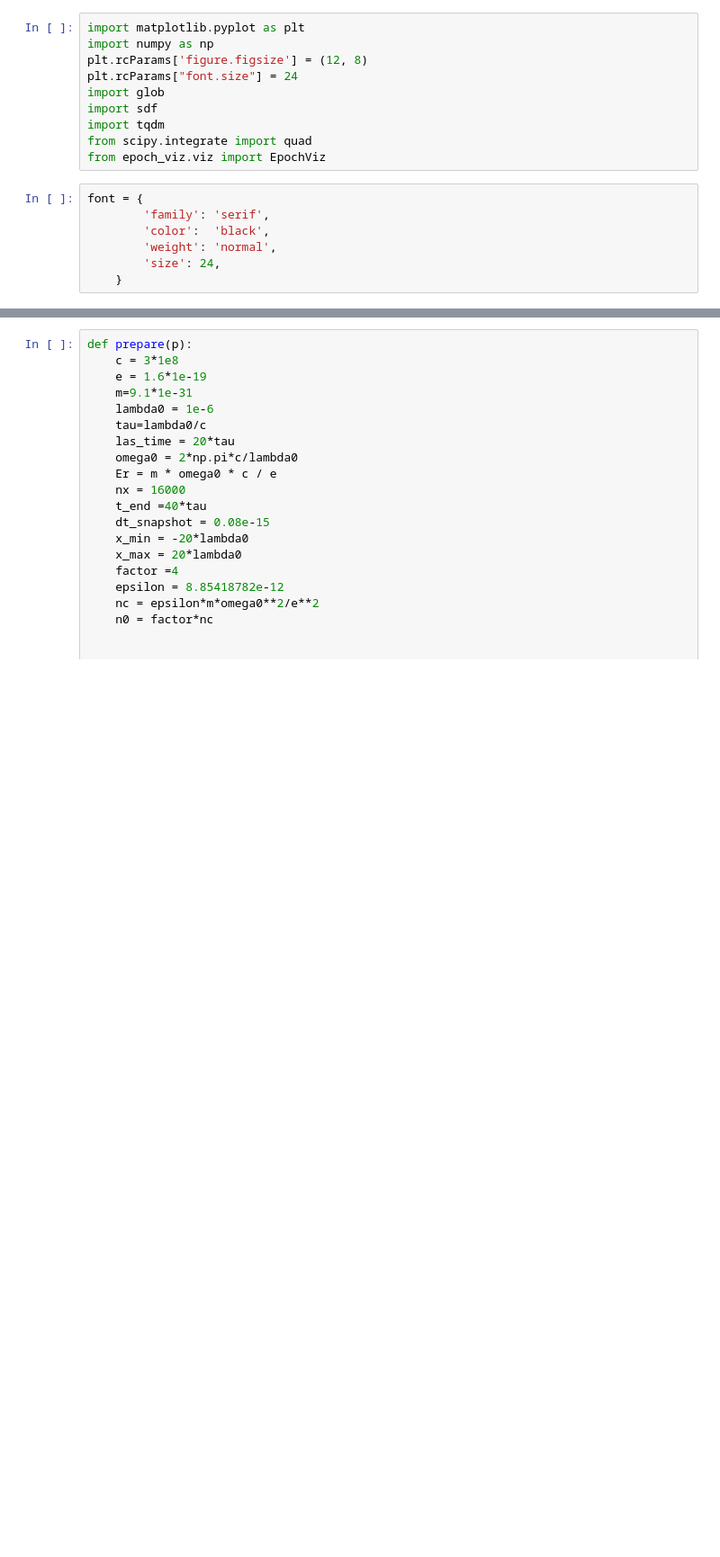
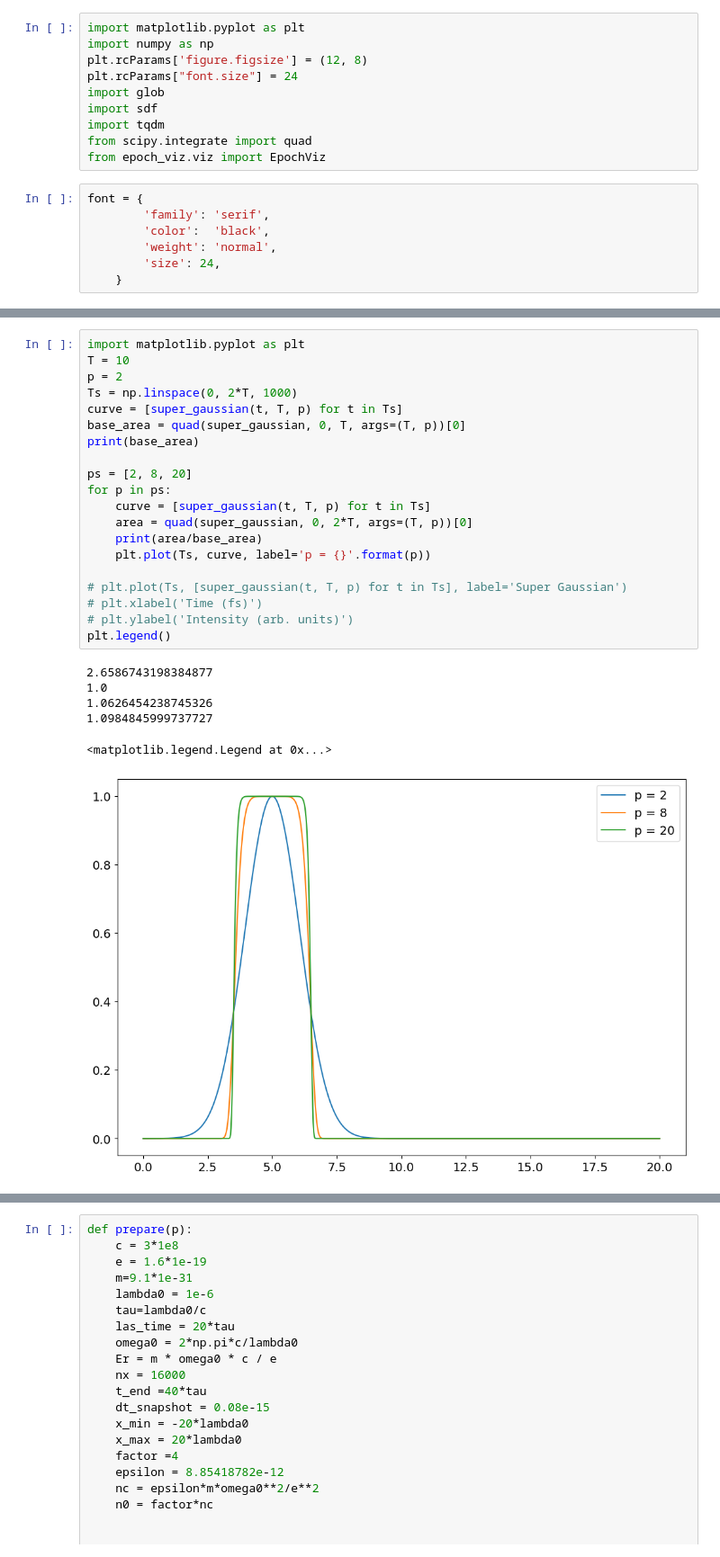
Before and after one commit to Hari31416/MSc_Project, a Jupyter notebook: EPOCH/High_Harmonic_Generation/envelopes/SG/plot.ipynb, the cells around one changed output, grey strips where cells are left out. Shown: that part at 90% size. Drawn from its saved outputs; the diff is of its cells as text; blank space fills up the shorter version.

```diff
--- a/EPOCH/High_Harmonic_Generation/envelopes/SG/plot.ipynb
+++ b/EPOCH/High_Harmonic_Generation/envelopes/SG/plot.ipynb
@@ -17,0 +27,27 @@ font = {
+# %%
+import matplotlib.pyplot as plt
+T = 10
+p = 2
+Ts = np.linspace(0, 2*T, 1000)
+curve = [super_gaussian(t, T, p) for t in Ts]
+base_area = quad(super_gaussian, 0, T, args=(T, p))[0]
+print(base_area)
+
+ps = [2, 8, 20]
+for p in ps:
+    curve = [super_gaussian(t, T, p) for t in Ts]
+    area = quad(super_gaussian, 0, 2*T, args=(T, p))[0]
+    print(area/base_area)
+    plt.plot(Ts, curve, label='p = {}'.format(p))
+
+# plt.plot(Ts, [super_gaussian(t, T, p) for t in Ts], label='Super Gaussian')
+# plt.xlabel('Time (fs)')
+# plt.ylabel('Intensity (arb. units)')
+plt.legend()
+# %% [output]
+2.6586743198384877
+1.0
+1.0626454238745326
+1.0984845999737727
+<matplotlib.legend.Legend at 0x...>
+[figure, added]
```
Also changed, not shown: parts of 13 cells of this notebook, 16 other files.
